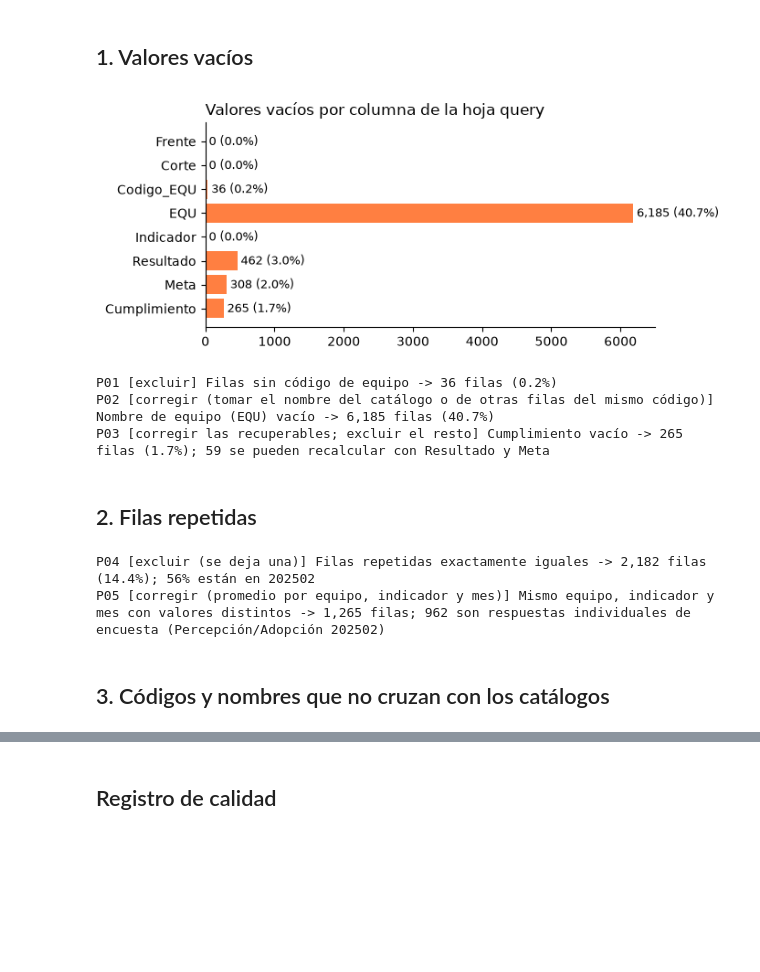
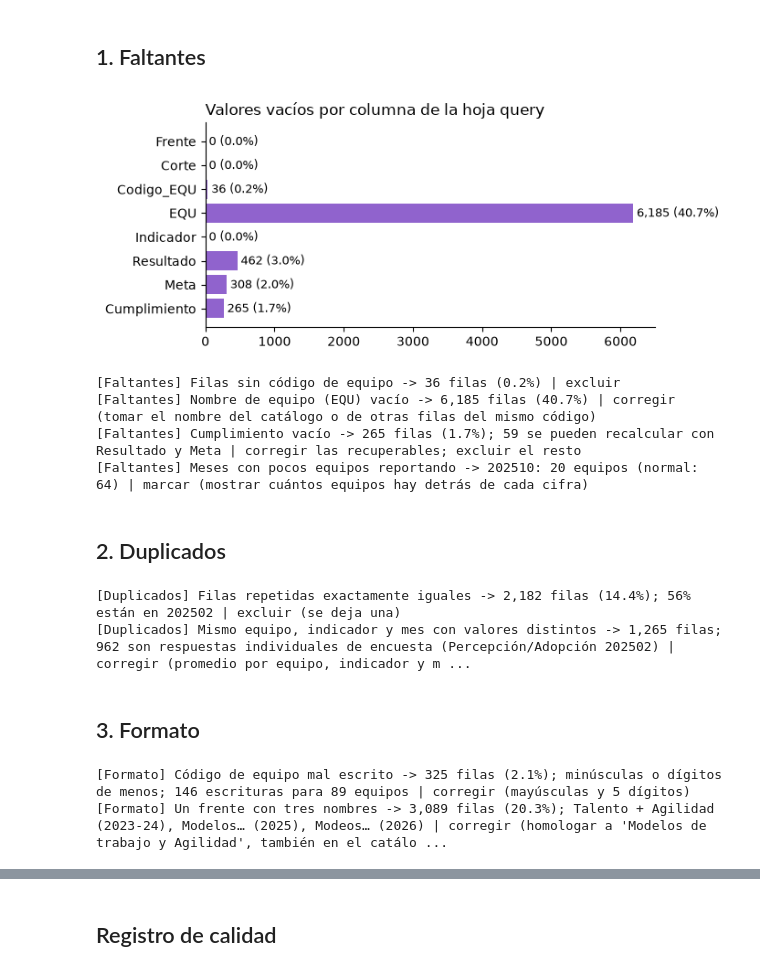
Before and after one commit to santiagoneusa/cib-de-technical-interview, a Jupyter notebook: 1_experimentacion/notebooks/2_calidad_datos.ipynb, the cells around one changed output, grey strips where cells are left out. Cells and saved outputs as stored; diff of their text form; code cells hidden in the pictures; blank space fills up the shorter version.

Commit message:
Actividad 1: respuestas pregunta-respuesta, etiquetas por tipo de problema y gráficas de catálogo
Co-Authored-By: Claude Opus 5.5 <noreply@anthropic.com>

```diff
--- a/1_experimentacion/notebooks/2_calidad_datos.ipynb
+++ b/1_experimentacion/notebooks/2_calidad_datos.ipynb
@@ -12,6 +20,7 @@ Responde la pregunta **1.3**: un registro de problemas de calidad con **problema
 from pathlib import Path
 
 import matplotlib.pyplot as plt
+from matplotlib.patches import Patch
 import numpy as np
 import pandas as pd
 
@@ -20,7 +29,8 @@ pd.set_option("display.max_colwidth", 90)
 ARCHIVO = Path("../../0_datos/KPIS_historico.xlsx")
 SALIDA = Path("../resultados/registro_calidad.csv")
 SALIDA.parent.mkdir(parents=True, exist_ok=True)
-NARANJA, GRIS = "#ff7f41", "#9e9a99"
+CATEGORIAS = {"Faltantes": "#9063cd", "Duplicados": "#59cbe8", "Formato": "#fdda24", "Catálogo": "#ff7f41", "Valores": "#f5b6cd"}
+GRIS = "#9e9a99"
 
 kpis = pd.read_excel(ARCHIVO, sheet_name="query")
 cat_indicadores = pd.read_excel(ARCHIVO, sheet_name="catalogo_indicadores")
@@ -32,47 +42,55 @@ TOTAL = len(kpis)
 registro = []
 
 
-def registrar(problema, evidencia, impacto, tratamiento):
-    registro.append({"id": f"P{len(registro) + 1:02d}", "problema": problema, "evidencia": evidencia,
-                     "impacto": impacto, "tratamiento": tratamiento})
-    print(f"P{len(registro):02d} [{tratamiento}] {problema} -> {evidencia}")
+def registrar(categoria, problema, filas, evidencia, impacto, tratamiento):
+    registro.append({"categoria": categoria, "problema": problema, "filas_afectadas": int(filas),
+                     "evidencia": evidencia, "impacto": impacto, "tratamiento": tratamiento})
+    print(f"[{categoria}] {problema} -> {evidencia} | {tratamiento}")
 
 
 def pct(n):
     return f"{n:,} filas ({n / TOTAL:.1%})"
 # %% [markdown]
-## 1. Valores vacíos
+## 1. Faltantes
 # %%
 vacios = kpis.drop(columns="codigo_equipo").isna().sum()
 fig, ax = plt.subplots(figsize=(7, 3))
-ax.barh(vacios.index[::-1], vacios.values[::-1], color=[NARANJA if v else GRIS for v in vacios.values[::-1]])
+ax.barh(vacios.index[::-1], vacios.values[::-1], color=[CATEGORIAS["Faltantes"] if v else GRIS for v in vacios.values[::-1]])
 for i, v in enumerate(vacios.values[::-1]):
     ax.text(v + 50, i, f"{v:,} ({v / TOTAL:.1%})", va="center", fontsize=9)
 ax.set_title("Valores vacíos por columna de la hoja query", loc="left")
 ax.spines[["top", "right"]].set_visible(False)
 plt.tight_layout()
 plt.show()
 
-registrar("Filas sin código de equipo", pct(vacios["Codigo_EQU"]),
+registrar("Faltantes", "Filas sin código de equipo", vacios["Codigo_EQU"], pct(vacios["Codigo_EQU"]),
           "La medición no se puede asignar a ningún equipo ni entorno.", "excluir")
-registrar("Nombre de equipo (EQU) vacío", pct(vacios["EQU"]),
+registrar("Faltantes", "Nombre de equipo (EQU) vacío", vacios["EQU"], pct(vacios["EQU"]),
           "Reportes sin nombre legible; el código sí está.", "corregir (tomar el nombre del catálogo o de otras filas del mismo código)")
 
 sin_cumplimiento = kpis["Cumplimiento"].isna()
 recuperable = sin_cumplimiento & kpis["Resultado"].notna() & kpis["Meta"].notna()
-registrar("Cumplimiento vacío", f"{pct(sin_cumplimiento.sum())}; {recuperable.sum()} se pueden recalcular con Resultado y Meta",
+registrar("Faltantes", "Cumplimiento vacío", sin_cumplimiento.sum(),
+          f"{pct(sin_cumplimiento.sum())}; {recuperable.sum()} se pueden recalcular con Resultado y Meta",
           "Mediciones que no cuentan en el desempeño del equipo.", "corregir las recuperables; excluir el resto")
+
+equipos_mes = kpis.groupby("Corte")["codigo_equipo"].nunique()
+bajos = equipos_mes[equipos_mes < equipos_mes.median() / 2]
+registrar("Faltantes", "Meses con pocos equipos reportando", kpis["Corte"].isin(bajos.index).sum(),
+          ", ".join(f"{m}: {n} equipos" for m, n in bajos.items()) + f" (normal: {equipos_mes.median():.0f})",
+          "El promedio del mes representa a pocos equipos.", "marcar (mostrar cuántos equipos hay detrás de cada cifra)")
 # %% [output]
-[figure, old version]
+[figure, new version]
-P01 [excluir] Filas sin código de equipo -> 36 filas (0.2%)
-P02 [corregir (tomar el nombre del catálogo o de otras filas del mismo código)] Nombre de equipo (EQU) vacío -> 6,185 filas (40.7%)
-P03 [corregir las recuperables; excluir el resto] Cumplimiento vacío -> 265 filas (1.7%); 59 se pueden recalcular con Resultado y Meta
+[Faltantes] Filas sin código de equipo -> 36 filas (0.2%) | excluir
+[Faltantes] Nombre de equipo (EQU) vacío -> 6,185 filas (40.7%) | corregir (tomar el nombre del catálogo o de otras filas del mismo código)
+[Faltantes] Cumplimiento vacío -> 265 filas (1.7%); 59 se pueden recalcular con Resultado y Meta | corregir las recuperables; excluir el resto
+[Faltantes] Meses con pocos equipos reportando -> 202510: 20 equipos (normal: 64) | marcar (mostrar cuántos equipos hay detrás de cada cifra)
 # %% [markdown]
-## 2. Filas repetidas
+## 2. Duplicados
 # %%
 repetidas = kpis.duplicated(subset=["Frente", "Corte", "Codigo_EQU", "EQU", "Indicador", "Resultado", "Meta", "Cumplimiento"])
 mes_top = kpis.loc[repetidas, "Corte"].value_counts()
-registrar("Filas repetidas exactamente iguales",
+registrar("Duplicados", "Filas repetidas exactamente iguales", repetidas.sum(),
           pct(repetidas.sum()) + f"; {mes_top.iloc[0] / repetidas.sum():.0%} están en {mes_top.index[0]}",
           "Cuentan doble a algunos equipos y meses e inflan promedios.", "excluir (se deja una)")
 
@@ -80,12 +98,26 @@ llave = ["Corte", "codigo_equipo", "Indicador"]
 unicas = kpis[~repetidas & kpis["codigo_equipo"].notna()]
 conflicto = unicas[unicas.duplicated(llave, keep=False)]
 encuesta = conflicto[(conflicto["Corte"] == "202502") & conflicto["Indicador"].isin(["Percepción", "Adopción"])]
-registrar("Mismo equipo, indicador y mes con valores distintos",
+registrar("Duplicados", "Mismo equipo, indicador y mes con valores distintos", len(conflicto),
           f"{len(conflicto):,} filas; {len(encuesta)} son respuestas individuales de encuesta (Percepción/Adopción 202502)",
           "No hay un único valor oficial del mes y los equipos con más respuestas pesan más.",
           "corregir (promedio por equipo, indicador y mes)")
 # %% [output]
-P04 [excluir (se deja una)] Filas repetidas exactamente iguales -> 2,182 filas (14.4%); 56% están en 202502
-P05 [corregir (promedio por equipo, indicador y mes)] Mismo equipo, indicador y mes con valores distintos -> 1,265 filas; 962 son respuestas individuales de encuesta (Percepción/Adopción 202502)
+[Duplicados] Filas repetidas exactamente iguales -> 2,182 filas (14.4%); 56% están en 202502 | excluir (se deja una)
+[Duplicados] Mismo equipo, indicador y mes con valores distintos -> 1,265 filas; 962 son respuestas individuales de encuesta (Percepción/Adopción 202502) | corregir (promedio por equipo, indicador y m ...
-# %% [markdown]
-## 3. Códigos y nombres que no cruzan con los catálogos
+# %% [markdown]
+## 3. Formato
+# %%
+mal_escrito = kpis["Codigo_EQU"].notna() & (kpis["Codigo_EQU"] != kpis["codigo_equipo"])
+registrar("Formato", "Código de equipo mal escrito", mal_escrito.sum(),
+          f"{pct(mal_escrito.sum())}; minúsculas o dígitos de menos; {kpis['Codigo_EQU'].nunique()} escrituras para {kpis['codigo_equipo'].nunique()} equipos",
+          "Un mismo equipo parece varios equipos distintos.", "corregir (mayúsculas y 5 dígitos)")
+
+frentes = kpis["Frente"].isin(["Talento + Agilidad", "Modeos de trabajo y Agilidad"])
+registrar("Formato", "Un frente con tres nombres", frentes.sum(),
+          pct(frentes.sum()) + "; Talento + Agilidad (2023-24), Modelos… (2025), Modeos… (2026)",
+          "El histórico del frente se ve cortado en tres frentes distintos.",
+          "corregir (homologar a 'Modelos de trabajo y Agilidad', también en el catálogo)")
+# %% [output]
+[Formato] Código de equipo mal escrito -> 325 filas (2.1%); minúsculas o dígitos de menos; 146 escrituras para 89 equipos | corregir (mayúsculas y 5 dígitos)
+[Formato] Un frente con tres nombres -> 3,089 filas (20.3%); Talento + Agilidad (2023-24), Modelos… (2025), Modeos… (2026) | corregir (homologar a 'Modelos de trabajo y Agilidad', también en el catálo ...
```
Also changed, not shown: parts of 12 cells of this notebook, 5 other files.
